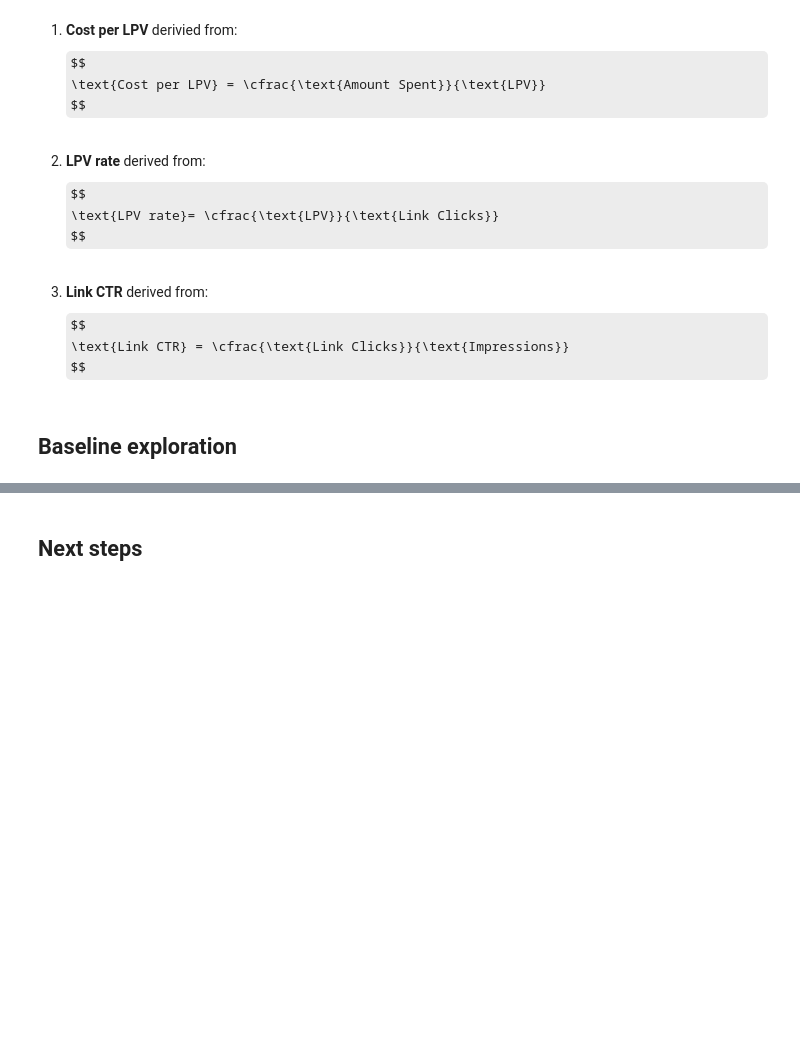
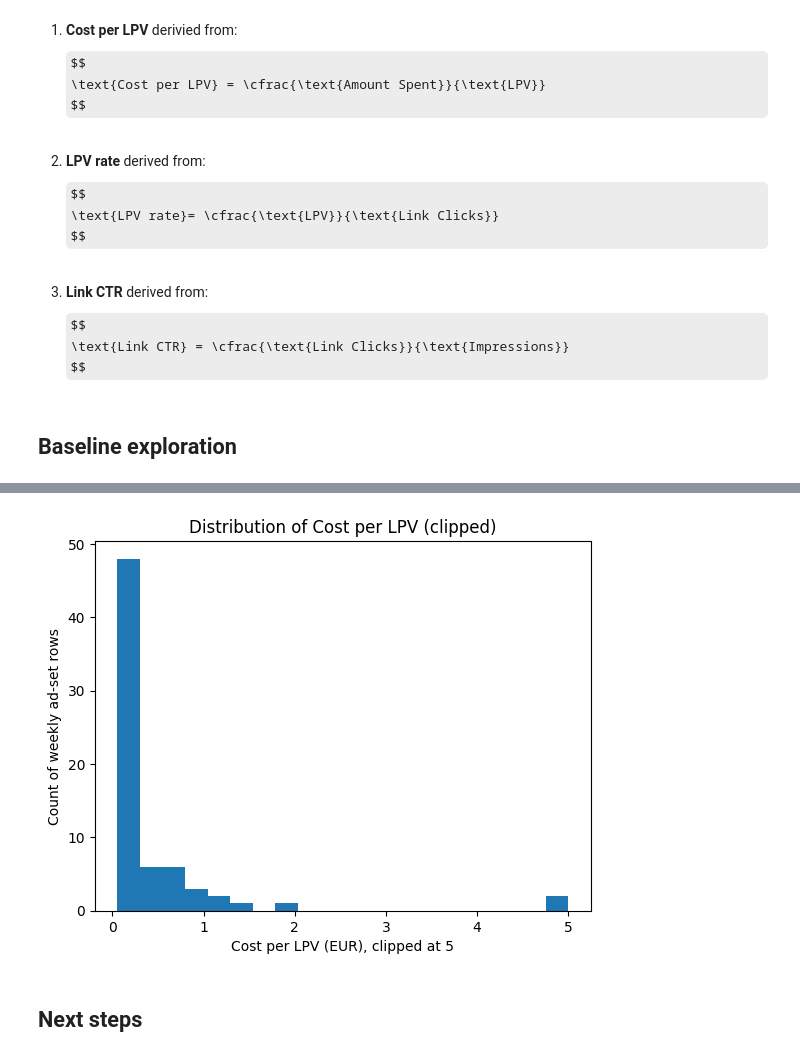
Before and after one commit to AleksM654/project, a Jupyter notebook: notebooks/digital_marketing_budget_allocation_under_uncertainty.ipynb, the cells around one changed output, grey strips where cells are left out. Cells and saved outputs as stored; diff of their text form; code cells hidden in the pictures; some formulas as TeX source; blank space fills up the shorter version.

```diff
--- a/notebooks/digital_marketing_budget_allocation_under_uncertainty.ipynb
+++ b/notebooks/digital_marketing_budget_allocation_under_uncertainty.ipynb
@@ -89,3 +160,12 @@ $$
+# %%
+plt.figure()
+plt.hist(df["cost_per_lpv"].dropna().clip(upper=5), bins=20)
+plt.xlabel("Cost per LPV (EUR), clipped at 5")
+plt.ylabel("Count of weekly ad-set rows")
+plt.title("Distribution of Cost per LPV (clipped)")
+plt.show()
+# %% [output]
+[figure, added]
 # %% [markdown]
 ## Next steps
 # %% [markdown]
```
Also changed, not shown: parts of 6 cells of this notebook, 1 other file.
